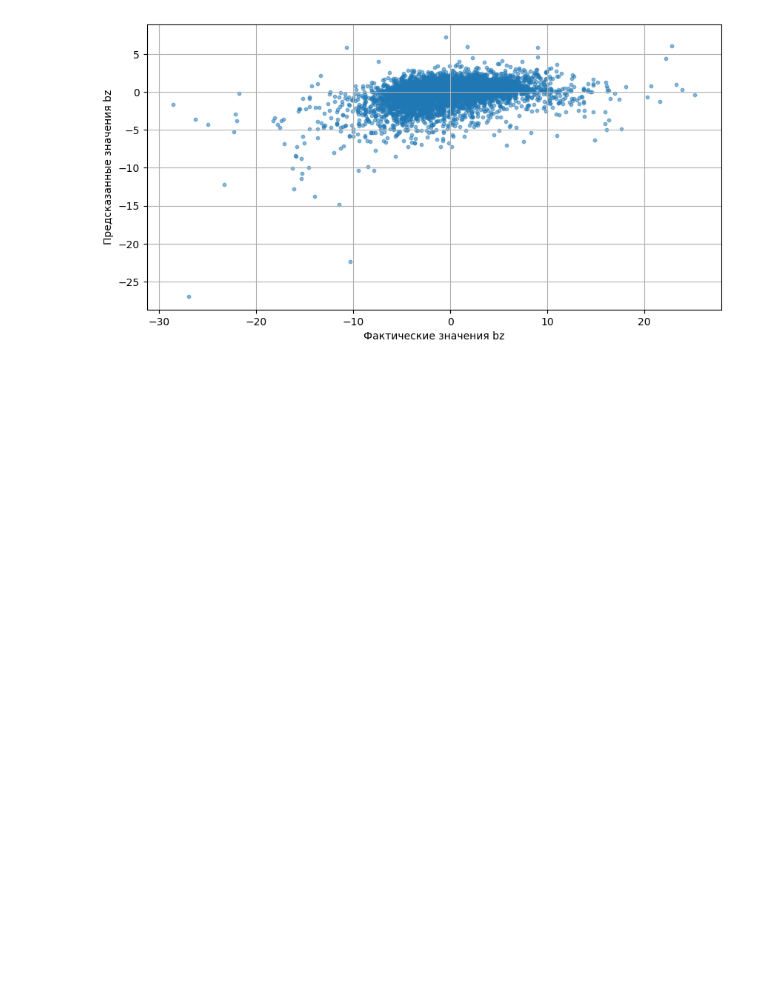
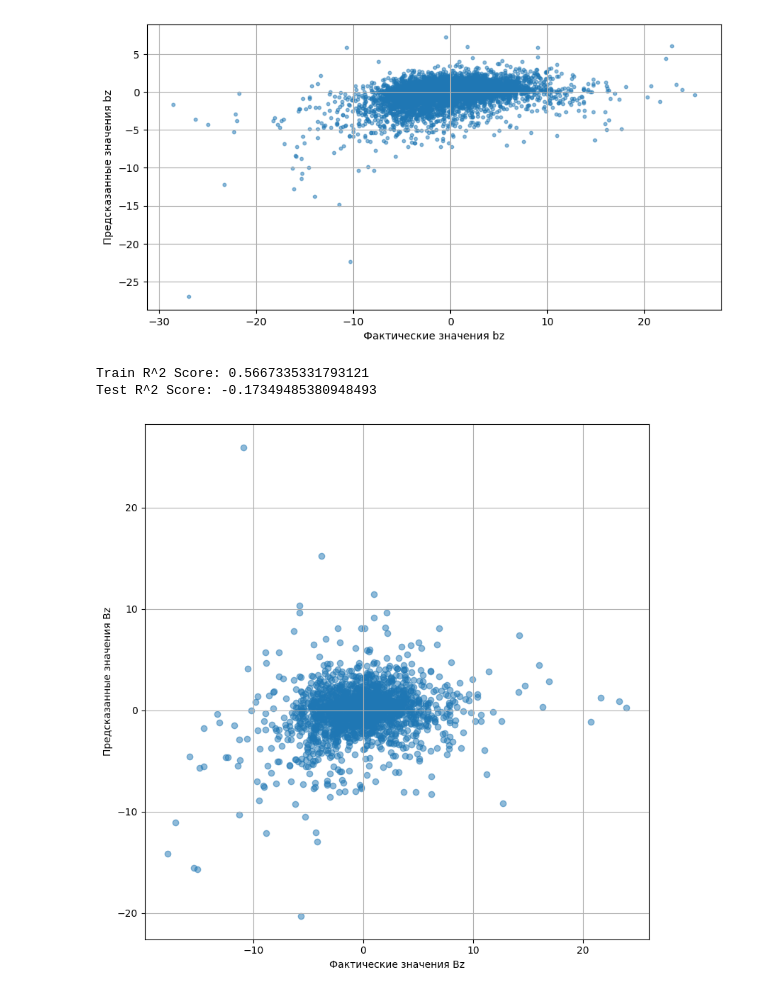
Before and after one commit to rkrwete/BigData, a Jupyter notebook: main.ipynb, the cells around one changed output. Cells and saved outputs as stored; diff of their text form; code cells hidden in the pictures; blank space fills up the shorter version.

```diff
--- a/main.ipynb
+++ b/main.ipynb
@@ -333,3 +335,44 @@ plt.ylabel('Предсказанные значения Bz')
 
 plt.tight_layout()
 plt.show()
+# %%
+# Регрессор
+names = ['ASY_D', 'ASY_H', 'SYM_H', 'SYM_D']
+bz_values = initial_data[0].bz
+mask = (bz_values <= 900)
+x = initial_data[0].loc[mask][names].values
+y = bz_values[mask].values
+
+# Разделение на обучающую и тестовую выборки
+n = len(y)
+split_index = n * 4 // 5
+
+x_train, x_test = x[:split_index], x[split_index:]
+y_train, y_test = y[:split_index], y[split_index:]
+
+# Инициализация и обучение регрессора
+regressor = MLPRegressor(hidden_layer_sizes=(1500, 1000, 500, 250, 125), max_iter=1000, solver='adam', random_state=13)
+regressor.fit(x_train, y_train)
+
+# Оценка качества на обучающей выборке
+train_score = regressor.score(x_train, y_train)
+print(f"Train R^2 Score: {train_score}")
+
+# Валидация на тестовой выборке
+test_score = regressor.score(x_test, y_test)
+y_pred_test = regressor.predict(x_test)
+
+print(f"Test R^2 Score: {test_score}")
+
+# Визуализация результатов
+plt.figure(figsize=(8, 8))
+plt.scatter(y_test, y_pred_test, alpha=0.5)
+plt.grid(True)
+plt.xlabel('Фактические значения Bz')
+plt.ylabel('Предсказанные значения Bz')
+plt.tight_layout()
+plt.show()
+# %% [output]
+Train R^2 Score: 0.5667335331793121
+Test R^2 Score: -0.17349485380948493
+[figure, added]
```
Also changed, not shown: parts of 4 cells of this notebook.
